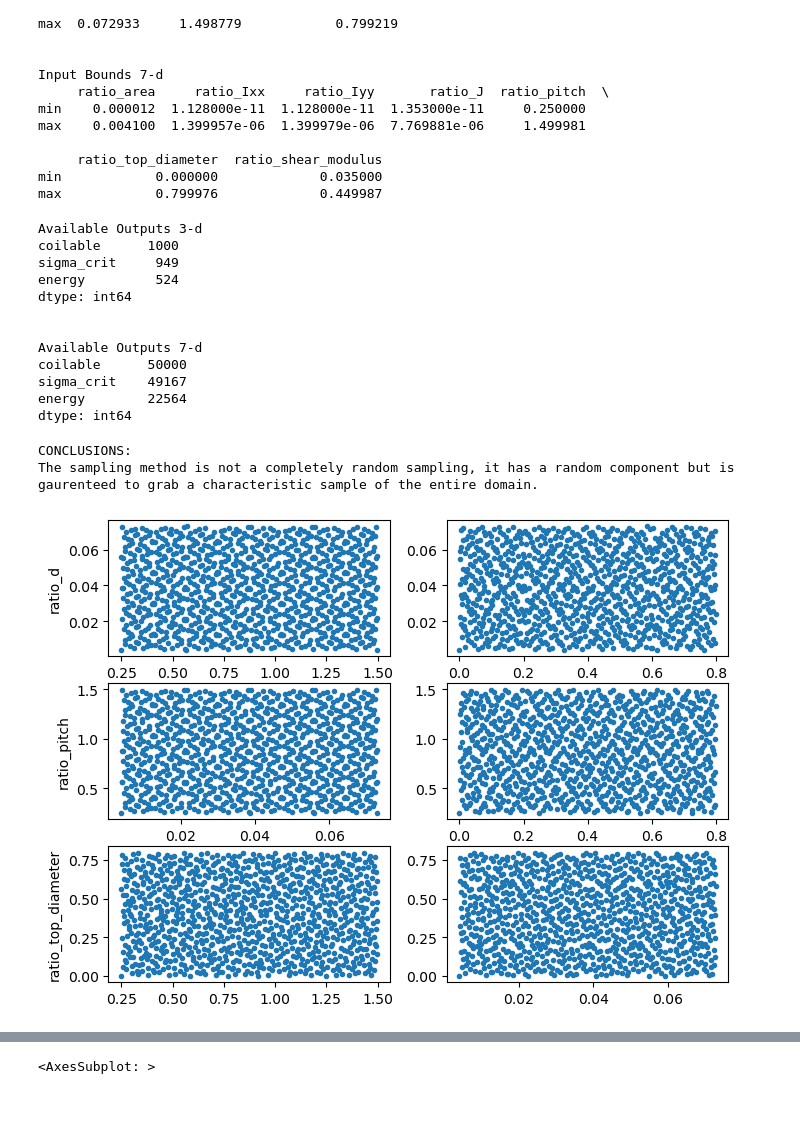
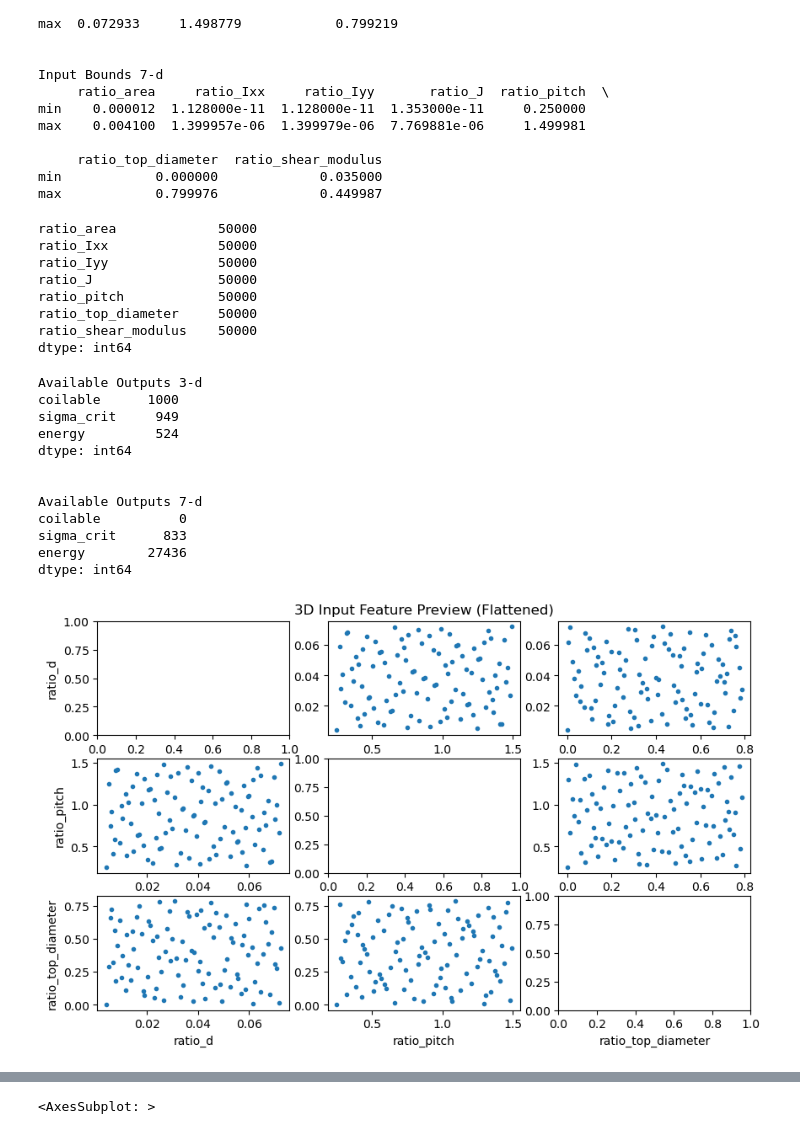
Before and after one commit to justinmiller33/3dasm_project, a Jupyter notebook: part1.ipynb, the cells around one changed output, grey strips where cells are left out. Drawn from its saved outputs; the diff is of its cells as text; code cells hidden in the pictures; blank space fills up the shorter version.

```diff
--- a/part1.ipynb
+++ b/part1.ipynb
@@ -43,6 +45,17 @@ max    0.004100  1.399957e-06  1.399979e-06  7.769881e-06     1.499981
      ratio_top_diameter  ratio_shear_modulus
 min            0.000000             0.035000
 max            0.799976             0.449987
+# %%
+input_7.count()
+# %% [output]
+ratio_area             50000
+ratio_Ixx              50000
+ratio_Iyy              50000
+ratio_J                50000
+ratio_pitch            50000
+ratio_top_diameter     50000
+ratio_shear_modulus    50000
+dtype: int64
 # %%
 # 1.1 cont. and the number of available points for each output variable.
 print("Available Outputs 3-d")
@@ -52,7 +65,7 @@ print("\n")
 
 print("Available Outputs 7-d")
 output_7_count = output_7.count()
-print(output_7_count)
+print(50000 - output_7_count)
 print("\n")
 # %% [output]
 Available Outputs 3-d
@@ -63,36 +76,39 @@ dtype: int64
 
 
 Available Outputs 7-d
-coilable      50000
-sigma_crit    49167
-energy        22564
+coilable          0
+sigma_crit      833
+energy        27436
 dtype: int64
 # %%
 # 1.2. For the 3-d dataset plot all the points in 2-d scatter plots for all possible combinations of the input
 # features, i.e. every pair of features as x and y of the scatter plots. Observe the sampling points and
 # how they are distributed in the domain. Report your conclusions about the design of experiments
 # strategy, but only show in the report the scatter plots for the first 100 points of the database (no
 # need to plot every point in the database). Also include a 3-d scatter plot of the first 100 points (both
 # plots should convey the same information). What can you conclude about the characteristics of the
 # sampling method used (Sobol sequence)?
-fig, axs = plt.subplots(3,2, figsize=[8,6])
-sdf = input_3
+fig, axs = plt.subplots(3,3, figsize=[10,6])
+sdf = input_3.iloc[:100]
 
-# Plotting rows
-axs[0,0].plot(sdf.ratio_pitch, sdf.ratio_d, ".")
-axs[0,1].plot(sdf.ratio_top_diameter, sdf.ratio_d, ".")
+# Plotting row
+axs[2,0].set_xlabel("ratio_d")
+axs[1,0].plot(sdf.ratio_d, sdf.ratio_pitch, ".")
+axs[2,0].plot(sdf.ratio_d, sdf.ratio_top_diameter, ".")
+
+axs[2,1].set_xlabel("ratio_pitch")
+axs[0,1].plot(sdf.ratio_pitch, sdf.ratio_d, ".")
+axs[2,1].plot(sdf.ratio_pitch, sdf.ratio_top_diameter, ".")
+
+axs[2,2].set_xlabel("ratio_top_diameter")
+axs[1,2].plot(sdf.ratio_top_diameter, sdf.ratio_pitch, ".")
+axs[0,2].plot(sdf.ratio_top_diameter, sdf.ratio_d,  ".")
+
 axs[0,0].set_ylabel("ratio_d")
-
-axs[1,0].plot(sdf.ratio_d, sdf.ratio_pitch, ".")
-axs[1,1].plot(sdf.ratio_top_diameter, sdf.ratio_pitch, ".")
 axs[1,0].set_ylabel("ratio_pitch")
-
-axs[2,0].plot(sdf.ratio_pitch, sdf.ratio_top_diameter, ".")
-axs[2,1].plot(sdf.ratio_d, sdf.ratio_top_diameter, ".")
 axs[2,0].set_ylabel("ratio_top_diameter")
 
-print("CONCLUSIONS:\nThe sampling method is not a completely random sampling, it has a random component but is gaurenteed to grab a characteristic sample of the entire domain.")
+axs[0,1].set_title("3D Input Feature Preview (Flattened)")
+fig.savefig("3d_input_feature_preview.jpg")
 # %% [output]
-CONCLUSIONS:
-The sampling method is not a completely random sampling, it has a random component but is gaurenteed to grab a characteristic sample of the entire domain.
-[figure, old version]
+[figure, new version]
```
Also changed, not shown: parts of 8 cells of this notebook.
